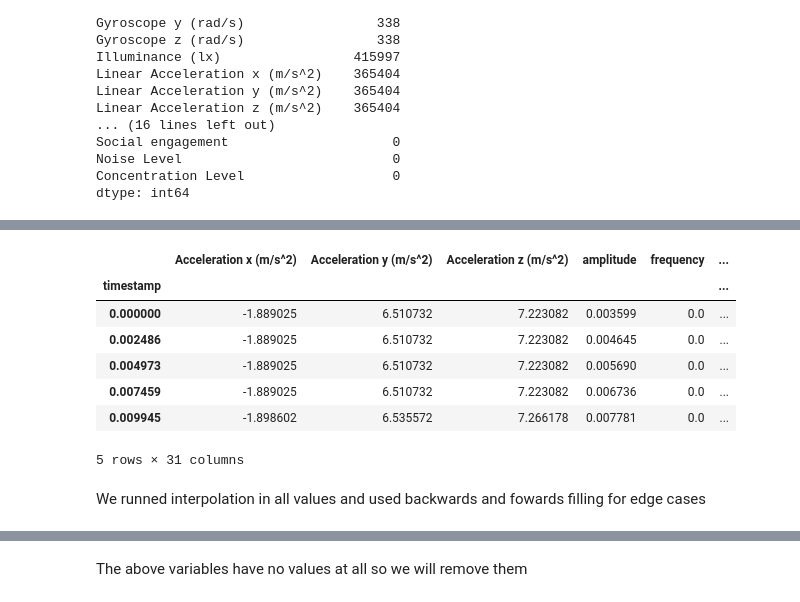
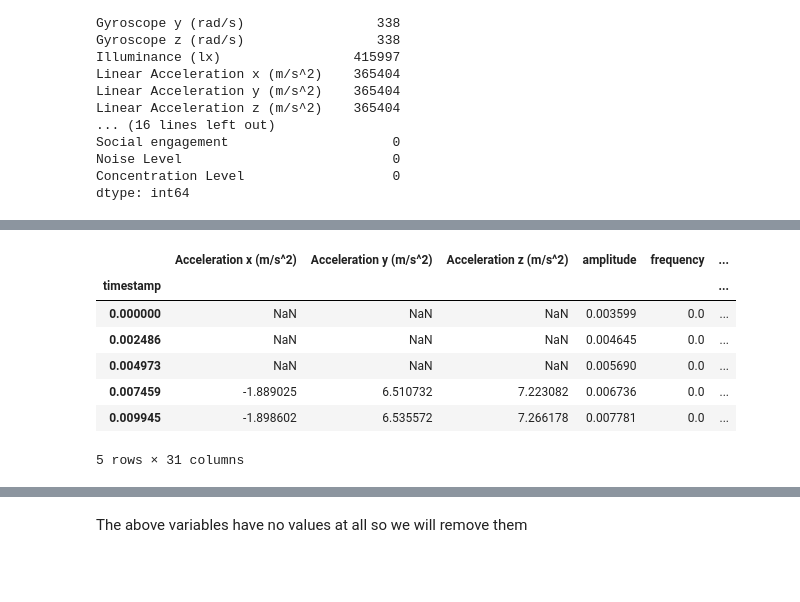
Before and after one commit to sebasaguerre/ML_for_Sensor_data, a Jupyter notebook: data_preparation_full.ipynb, the cells around one changed output, grey strips where cells are left out. Drawn from its saved outputs; the diff is of its cells as text; code cells hidden in the pictures; blank space fills up the shorter version.

```diff
--- a/data_preparation_full.ipynb
+++ b/data_preparation_full.ipynb
@@ -170,7 +190,7 @@ def safe_interpol(df: pd.DataFrame, lb: float=0.25, ub: float=0.95, all: bool= F
 #### Generate joined dataset
 # %%
 # join data frames, add labels and save
-joined_data = join_sdata("sens_data", file_exception="sens_data\\Proximity.csv")
+joined_data = join_sdata("train_data", file_exception="train_data\\Proximity.csv")
 joined_data.head()
 # %% [output]
 Files to be merged:
@@ -375,16 +403,14 @@ joined_data.to_csv("final_data.csv")
 # %%
 # interpolate missing values
-joined_data_interpol = joined_data.copy()
-joined_data_interpol = safe_interpol(joined_data,all=True, edge_case="fill") # interpolate all missing values
-joined_data_interpol.head()
+final_data = joined_data.copy()
+final_data = safe_interpol(final_data, edge_case="fill")
+final_data.head()
 # %% [output]
 |  | Acceleration x (m/s^2) | Acceleration y (m/s^2) | Acceleration z (m/s^2) | amplitude | frequency | ... |
 | timestamp |  |  |  |  |  | ... |
-| 0.000000 | -1.889025 | 6.510732 | 7.223082 | 0.003599 | 0.0 | ... |
-| 0.002486 | -1.889025 | 6.510732 | 7.223082 | 0.004645 | 0.0 | ... |
-| 0.004973 | -1.889025 | 6.510732 | 7.223082 | 0.005690 | 0.0 | ... |
+| 0.000000 | NaN | NaN | NaN | 0.003599 | 0.0 | ... |
+| 0.002486 | NaN | NaN | NaN | 0.004645 | 0.0 | ... |
+| 0.004973 | NaN | NaN | NaN | 0.005690 | 0.0 | ... |
 | 0.007459 | -1.889025 | 6.510732 | 7.223082 | 0.006736 | 0.0 | ... |
 | 0.009945 | -1.898602 | 6.535572 | 7.266178 | 0.007781 | 0.0 | ... |
 5 rows × 31 columns
-# %% [markdown]
-We runned interpolation in all values and used backwards and fowards filling for edge cases
```
Also changed, not shown: parts of 18 cells of this notebook, 3 other files.
